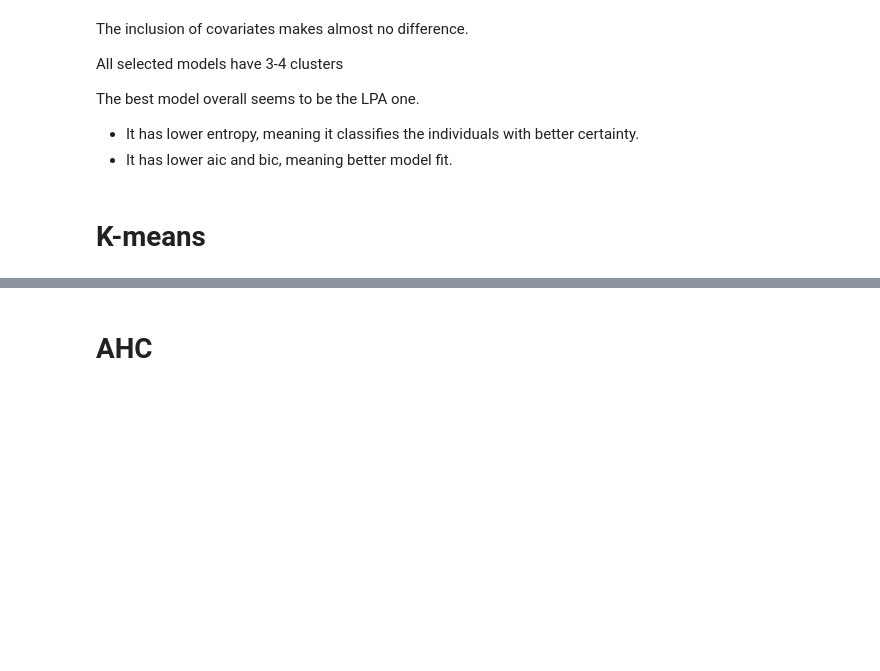
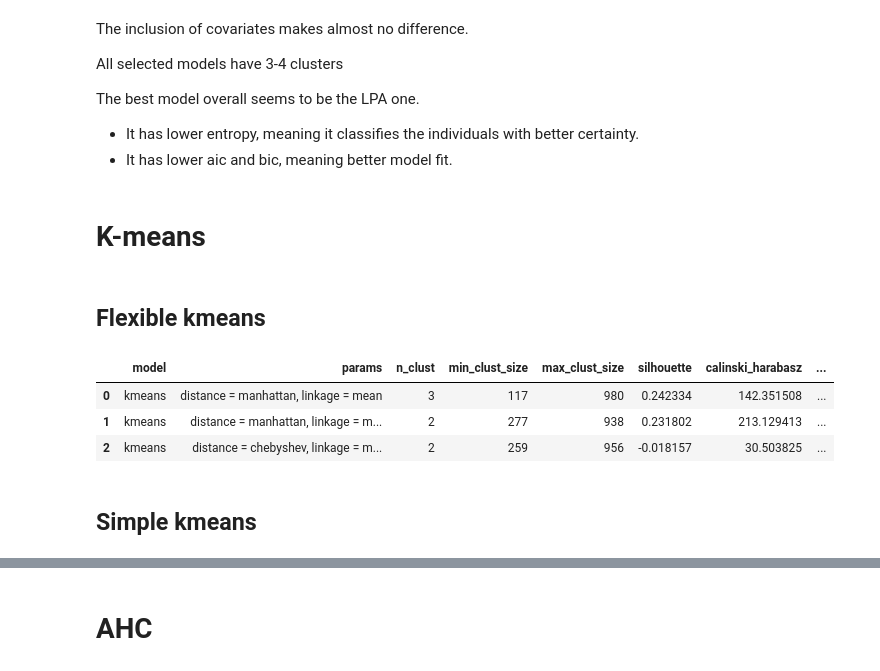
Before and after one commit to florianezanella/projet-SDS, a Jupyter notebook: clustering.ipynb, the cells around one changed output, grey strips where cells are left out. Saved outputs shown, nothing was run; the diff lists cells and outputs as text; code cells hidden in the pictures; blank space fills up the shorter version.

Commit message:
Flexible kmeans

```diff
--- a/clustering.ipynb
+++ b/clustering.ipynb
@@ -366,3 +310,5 @@ The best model overall seems to be the LPA one.
 - It has lower aic and bic, meaning better model fit.
 # %% [markdown]
 # K-means
+# %% [markdown]
+## Flexible kmeans
@@ -369,3 +500,54 @@ The best model overall seems to be the LPA one.
+# %%
+# Find best model for each combination of parameters through the Elbow method
+def elbow_method(dist, link, val_index):
+    params = f"distance = {dist}, linkage = {link}"
+    res = kmeans_all[kmeans_all['params'] == params]
+
+    res = res.dropna(subset=[val_index])
+
+    x = res["n_clust"]
+    y = res[val_index]
+
+    if val_index == 'davies_bouldin':
+        knee_locator = KneeLocator(x, y, curve='concave', direction='increasing')
+    else:
+        knee_locator = KneeLocator(x, y, curve='convex', direction='decreasing')
+
+    return res[res["n_clust"] == knee_locator.knee]
+
+kmeans_elbow = pd.DataFrame()
+
+distances = ['euclidean', 'manhattan', 'chebyshev']
+linkages = ['mean', 'median', 'medoid']
+models = product(distances, linkages)
+
+for dist, link in models:
+    for val_index in val_indexes:
+        best_mod = elbow_method(dist, link, val_index)
+        kmeans_elbow = pd.concat([kmeans_elbow, best_mod], ignore_index=True)
+# %%
+# Find absolute best models for each validity index
+kmeans_elbow = kmeans_elbow.drop_duplicates().reset_index(drop=True)
+# Need to add colums indicating which validity index is maximized.
+# After that, duplicate models should be merged, not dropped.
+
+best_silhouette = kmeans_elbow.sort_values('silhouette', ascending=False).iloc[0]
+best_ch = kmeans_elbow.sort_values('calinski_harabasz', ascending=False).iloc[0]
+best_db = kmeans_elbow.sort_values('davies_bouldin', ascending=True).iloc[0]
+best_dunn = kmeans_elbow.sort_values('dunn', ascending=False).iloc[0]
+best_inertia = kmeans_elbow.sort_values('inertia', ascending=False).iloc[0]
+
+kmeans_best = pd.DataFrame([best_silhouette, best_ch, best_db, best_dunn, best_inertia])
+kmeans_best = kmeans_best.drop_duplicates().reset_index(drop=True)
+# %%
+kmeans_best
+# %% [output]
+|  | model | params | n_clust | min_clust_size | max_clust_size | silhouette | calinski_harabasz | ... |
+| 0 | kmeans | distance = manhattan, linkage = mean | 3 | 117 | 980 | 0.242334 | 142.351508 | ... |
+| 1 | kmeans | distance = manhattan, linkage = m... | 2 | 277 | 938 | 0.231802 | 213.129413 | ... |
+| 2 | kmeans | distance = chebyshev, linkage = m... | 2 | 259 | 956 | -0.018157 | 30.503825 | ... |
+# %% [markdown]
+## Simple kmeans
 # %%
 def do_kmeans(n):
     kmeans = KMeans(
```
Also changed, not shown: parts of 11 cells of this notebook.
